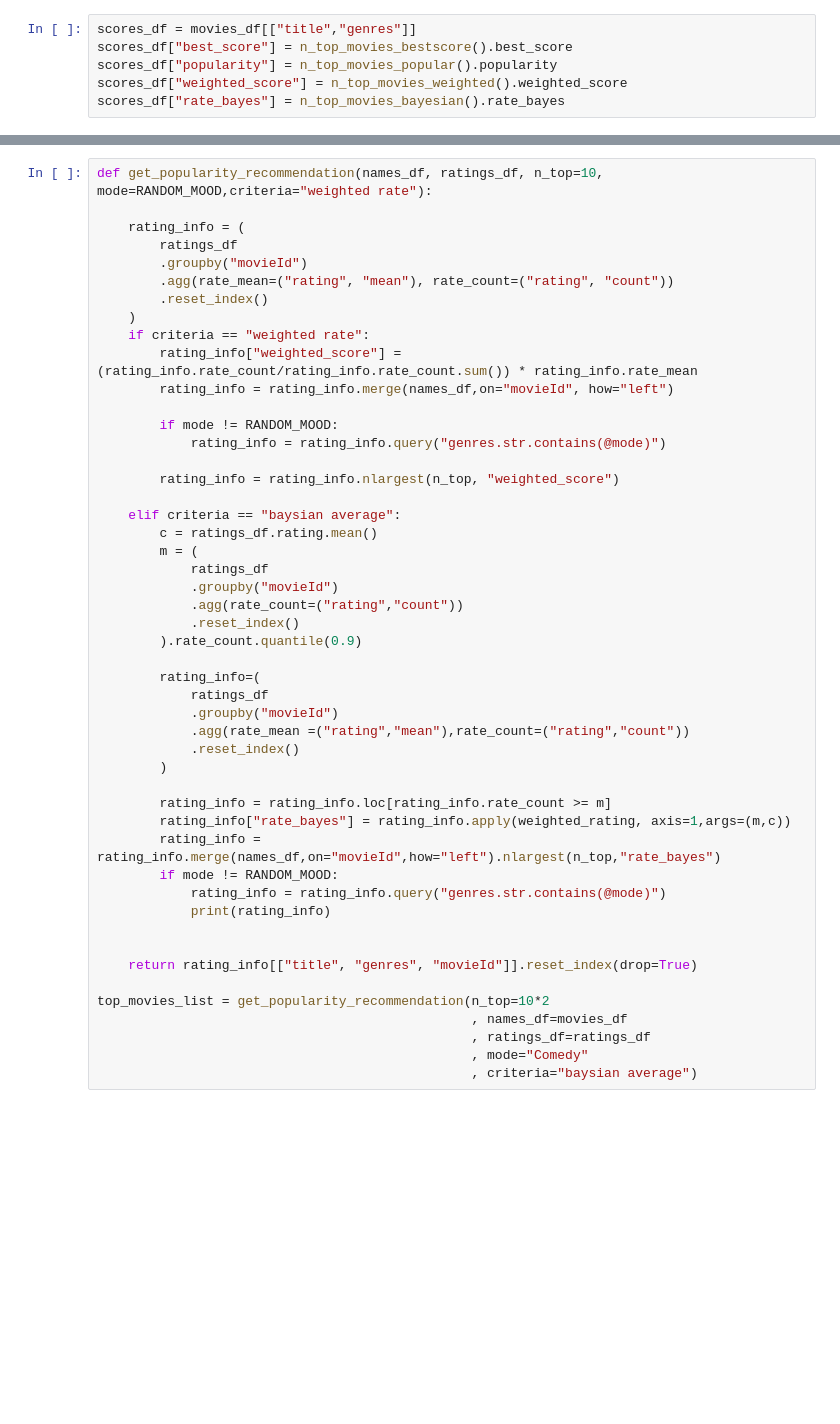
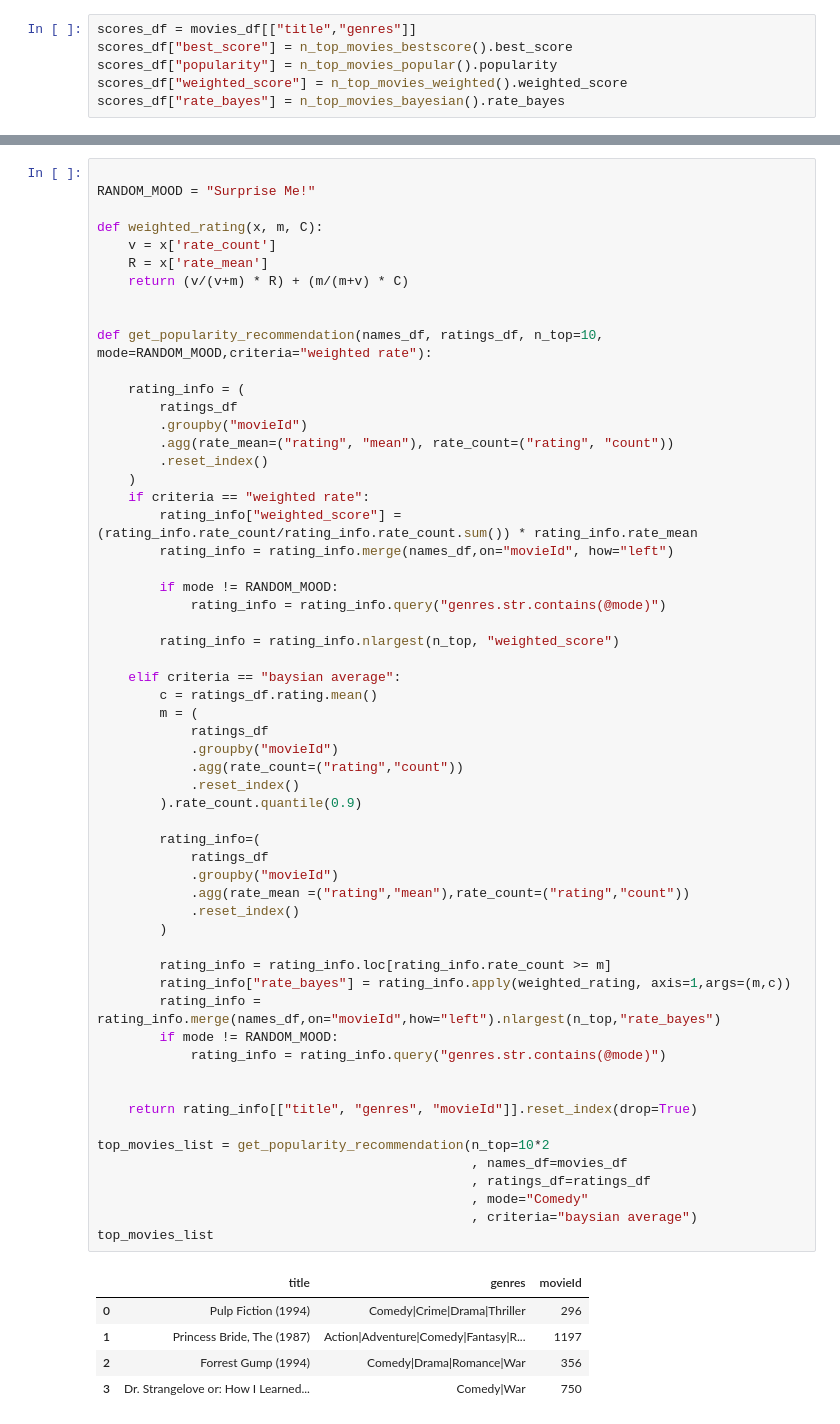
Before and after one commit to JacquelineBashta/ML_RecommederSys, a Jupyter notebook: Recommenders/01_BasicRecommenders.ipynb, the cells around one changed output, grey strips where cells are left out. Drawn from its saved outputs; the diff is of its cells as text; blank space fills up the shorter version.

```diff
--- a/Recommenders/01_BasicRecommenders.ipynb
+++ b/Recommenders/01_BasicRecommenders.ipynb
@@ -272,6 +272,15 @@ scores_df["rate_bayes"] = n_top_movies_bayesian().rate_bayes
 | 910 | Once Upon a Time in the West (C'e... | Action|Drama|Western | 4.138 | 196.0 | 0.804 | 4.110 |
 | 43 | Seven (a.k.a. Se7en) (1995) | Mystery|Thriller | 3.975 | 203.0 | 0.800 | 3.955 |
 # %%
+
+RANDOM_MOOD = "Surprise Me!"
+
+def weighted_rating(x, m, C):
+    v = x['rate_count']
+    R = x['rate_mean']
+    return (v/(v+m) * R) + (m/(m+v) * C)
+
+
 def get_popularity_recommendation(names_df, ratings_df, n_top=10, mode=RANDOM_MOOD,criteria="weighted rate"):
 
     rating_info = (
@@ -292,31 +301,37 @@ def get_popularity_recommendation(names_df, ratings_df, n_top=10, mode=RANDOM_MO
     elif criteria == "baysian average":
         c = ratings_df.rating.mean()
         m = (
             ratings_df
             .groupby("movieId")
             .agg(rate_count=("rating","count"))
             .reset_index()
         ).rate_count.quantile(0.9)
 
         rating_info=(
             ratings_df
             .groupby("movieId")
             .agg(rate_mean =("rating","mean"),rate_count=("rating","count"))
             .reset_index()
         )
 
         rating_info = rating_info.loc[rating_info.rate_count >= m]
         rating_info["rate_bayes"] = rating_info.apply(weighted_rating, axis=1,args=(m,c))
         rating_info = rating_info.merge(names_df,on="movieId",how="left").nlargest(n_top,"rate_bayes")
         if mode != RANDOM_MOOD:
             rating_info = rating_info.query("genres.str.contains(@mode)")
-            print(rating_info)
 
 
     return rating_info[["title", "genres", "movieId"]].reset_index(drop=True)
 
 top_movies_list = get_popularity_recommendation(n_top=10*2
                                                 , names_df=movies_df
                                                 , ratings_df=ratings_df
                                                 , mode="Comedy"
                                                 , criteria="baysian average")
+top_movies_list
+# %% [output]
+|  | title | genres | movieId |
+| 0 | Pulp Fiction (1994) | Comedy|Crime|Drama|Thriller | 296 |
+| 1 | Princess Bride, The (1987) | Action|Adventure|Comedy|Fantasy|R... | 1197 |
+| 2 | Forrest Gump (1994) | Comedy|Drama|Romance|War | 356 |
+| 3 | Dr. Strangelove or: How I Learned... | Comedy|War | 750 |
```
Also changed, not shown: 1 other file.
